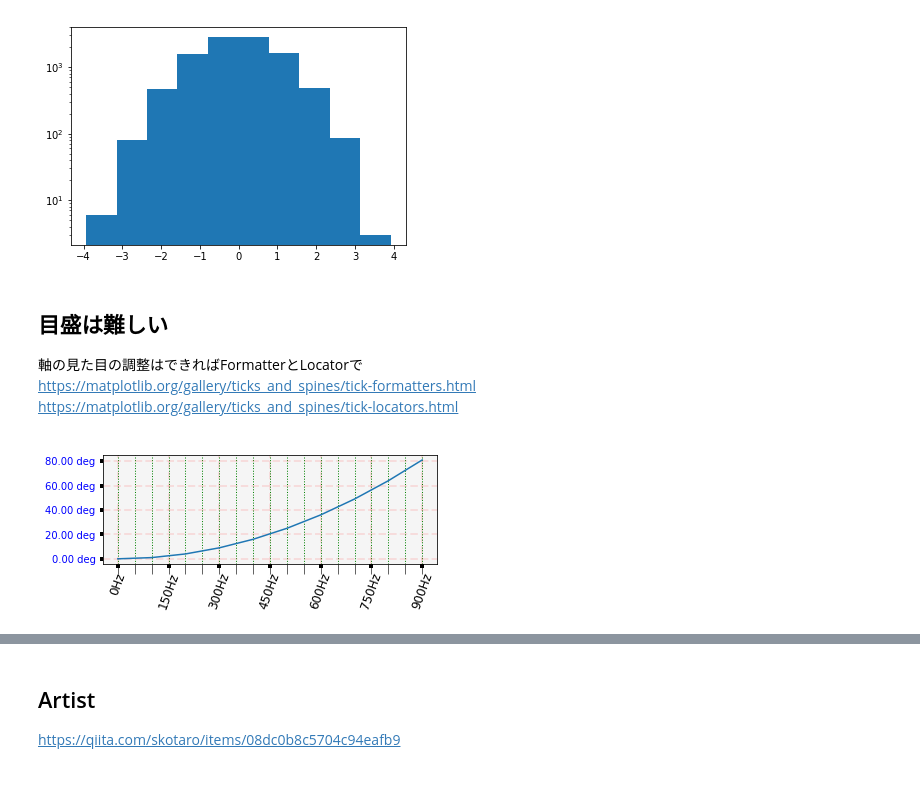
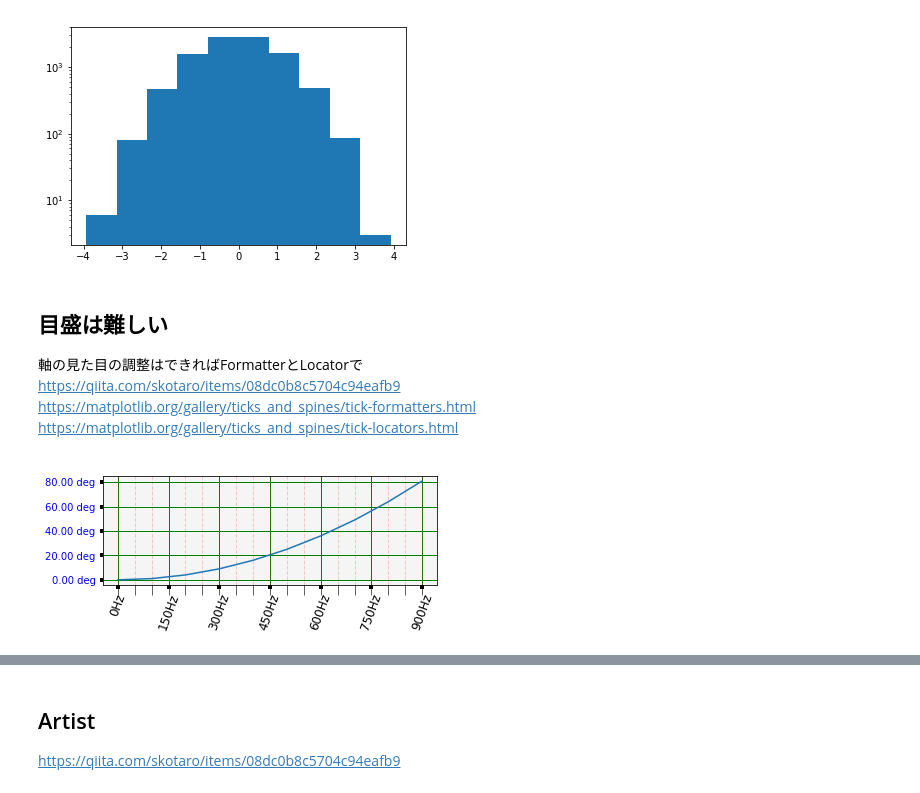
Before and after one commit to t2240013/hello-world, a Jupyter notebook: PythonMemo.ipynb, the cells around one changed output, grey strips where cells are left out. Drawn from its saved outputs; the diff is of its cells as text; code cells hidden in the pictures.

```diff
--- a/PythonMemo.ipynb
+++ b/PythonMemo.ipynb
@@ -328,6 +328,7 @@ plt.show()
 # %% [markdown]
 ## 目盛は難しい
 軸の見た目の調整はできればFormatterとLocatorで <br>
+https://qiita.com/skotaro/items/08dc0b8c5704c94eafb9 <br>
 https://matplotlib.org/gallery/ticks_and_spines/tick-formatters.html <br>
 https://matplotlib.org/gallery/ticks_and_spines/tick-locators.html <br>
 # %%
@@ -336,21 +337,21 @@ y = x*x
 # %%
 import matplotlib.ticker as ticker
 fig, ax = plt.subplots(figsize=(6,2))
 ax.plot(x,y)
 ax.grid(True)
 ax.set_facecolor('whitesmoke')
 ax.xaxis.set_major_locator(ticker.MultipleLocator(1.5))
 ax.xaxis.set_minor_locator(ticker.MultipleLocator(0.5))
 ax.xaxis.set_major_formatter( ticker.FuncFormatter( lambda x,pos: "%dHz" % (x*100)) )
 ax.tick_params(which='major', width=4)
 ax.tick_params(which='minor', length=10)
 #https://matplotlib.org/api/_as_gen/matplotlib.axes.Axes.tick_params.html
 ax.tick_params( axis='x', labelrotation=70.0, labelsize='large')
 
 ax.yaxis.set_major_formatter( ticker.FormatStrFormatter("%.2f deg") )
 ax.tick_params( axis='y', labelcolor='blue' )
-ax.grid( which='minor', c='g', ls=':', lw=1 )
-ax.grid( which ='major', color='r', linestyle='--', linewidth=2, alpha=0.1)
+ax.grid( which ='major', color='g', linestyle='-', linewidth=1 )
+ax.grid( which ='minor', c='r', ls='--', lw=1, alpha=0.2 )
 plt.show()
 # %% [output]
-[figure, old version]
+[figure, new version]
```
Also changed, not shown: parts of 8 cells of this notebook.
